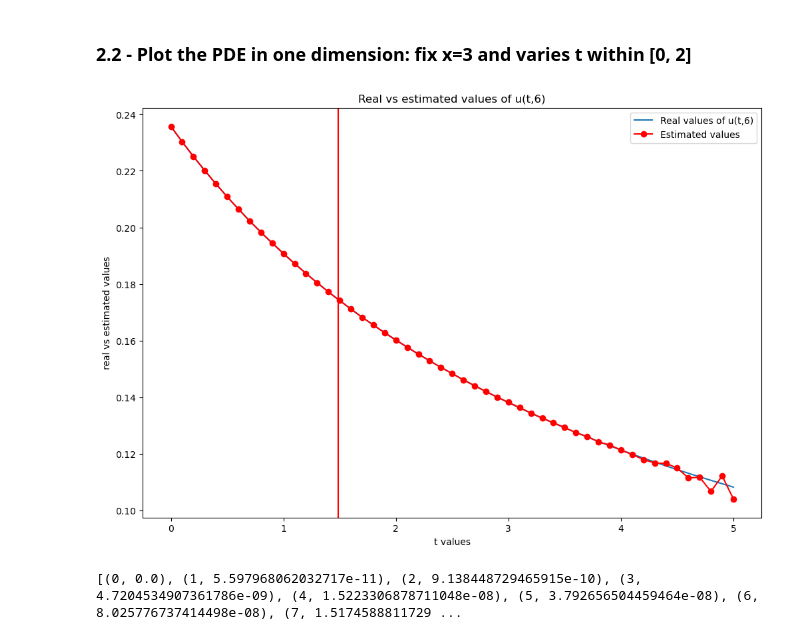
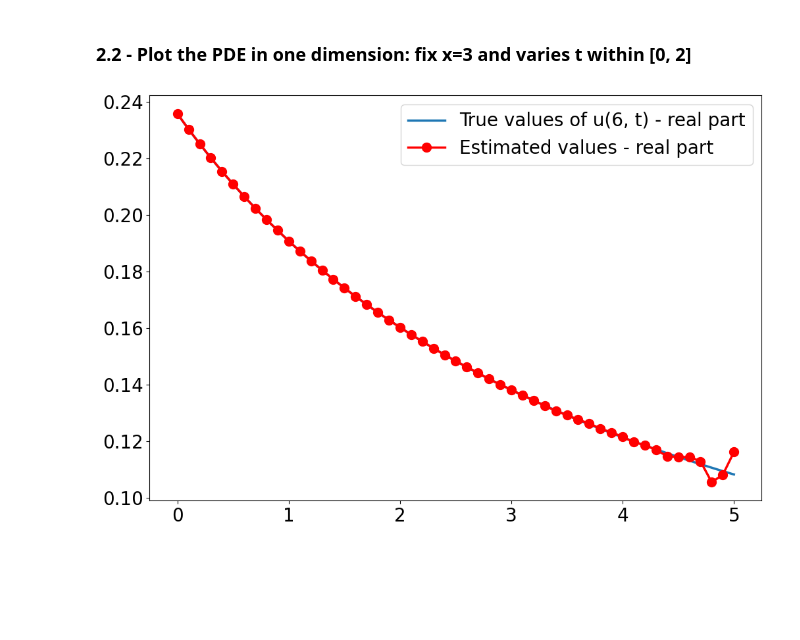
Before and after one commit to chanjuanyin/Nonlinear_Wave_simulations, a Jupyter notebook: Simulation_02/Plot_history.ipynb, the cells around one changed output. Cells and saved outputs as stored; diff of their text form; code cells hidden in the pictures; blank space fills up the shorter version.

```diff
--- a/Simulation_02/Plot_history.ipynb
+++ b/Simulation_02/Plot_history.ipynb
@@ -56,39 +56,28 @@ for file_name in os_listdir:
 # %%
 impose_ylim = False
 y_lim = [0.1,0.2]
 
-real_values = np.asarray(np_dictionary["analytic"])
-real_values = np.reshape(real_values, (1001,))[0:501]
+true_values_real = np.asarray(np_dictionary["analytic"])[0,:]
+true_values_real = np.reshape(true_values_real, (1001,))[0:501]
 t_values = np.arange(0, 5.01, 0.01)
-estimated_values = np.asarray(np_dictionary["monte_carlo"])
-estimated_values = np.reshape(estimated_values, (51,))[0:51]
-t_estimated = np.arange(0, 5.1, 0.1)
+estimated_values_real = np.asarray(np_dictionary["monte_carlo"])[0,:]
+estimated_values_real = np.reshape(estimated_values_real, (51,))[0:51]
+t_estimated = np.arange(0, 5.01, 0.1)
 
 plt.figure(figsize=(12, 8))
-plt.plot(t_values, real_values, label='Real values of u(t,6)')
-plt.plot(t_estimated, estimated_values, 'ro-', label='Estimated values')
+plt.plot(t_values, true_values_real, label='True values of u(6, t) - real part', lw=2.5)
+plt.plot(t_estimated, estimated_values_real, 'ro-', label='Estimated values - real part', lw=2.5, ms=10)
+plt.xticks(fontsize=20)
+plt.yticks(fontsize=20)
 
-plt.ylabel('real vs estimated values')
+# plt.ylabel('true vs estimated values - real part')
 if impose_ylim:
     plt.ylim(y_lim)
-plt.xlabel('t values')
-plt.axvline(x=1.49,color='red')
+# plt.xlabel('t values')
+# plt.axvline(x=0.32,color='red')
 
-plt.title('Real vs estimated values of u(t,6)')
-plt.legend(loc='upper right')
+# plt.title('True vs estimated values of u(6, t) - real part')
+plt.legend(loc='upper right',fontsize=20)
 plt.show()
 # %% [output]
-[figure, old version]
+[figure, new version]
-# %%
-import math
-
-t_vector = [i/100 for i in range(400)]
-bound = []
-for T in t_vector:
-    estimated_bound = 8 * pow((pow(6+T, -1) + pow(6-T, -1)), 2) * pow((pow(6-T, -1) - pow(6+T, -1)), 2) * T * math.exp(3*T) * (1-math.exp(-2*T))
-    bound.append(estimated_bound)
-
-bound_print = [(i, bound[i]) for i in range(400)]
-print(bound_print)
-# %% [output]
-[(0, 0.0), (1, 5.597968062032717e-11), (2, 9.138448729465915e-10), (3, 4.7204534907361786e-09), (4, 1.5223306878711048e-08), (5, 3.792656504459464e-08), (6, 8.025776737414498e-08), (7, 1.5174588811729 ...
```
Also changed, not shown: parts of 1 cell of this notebook, 17 other files.
